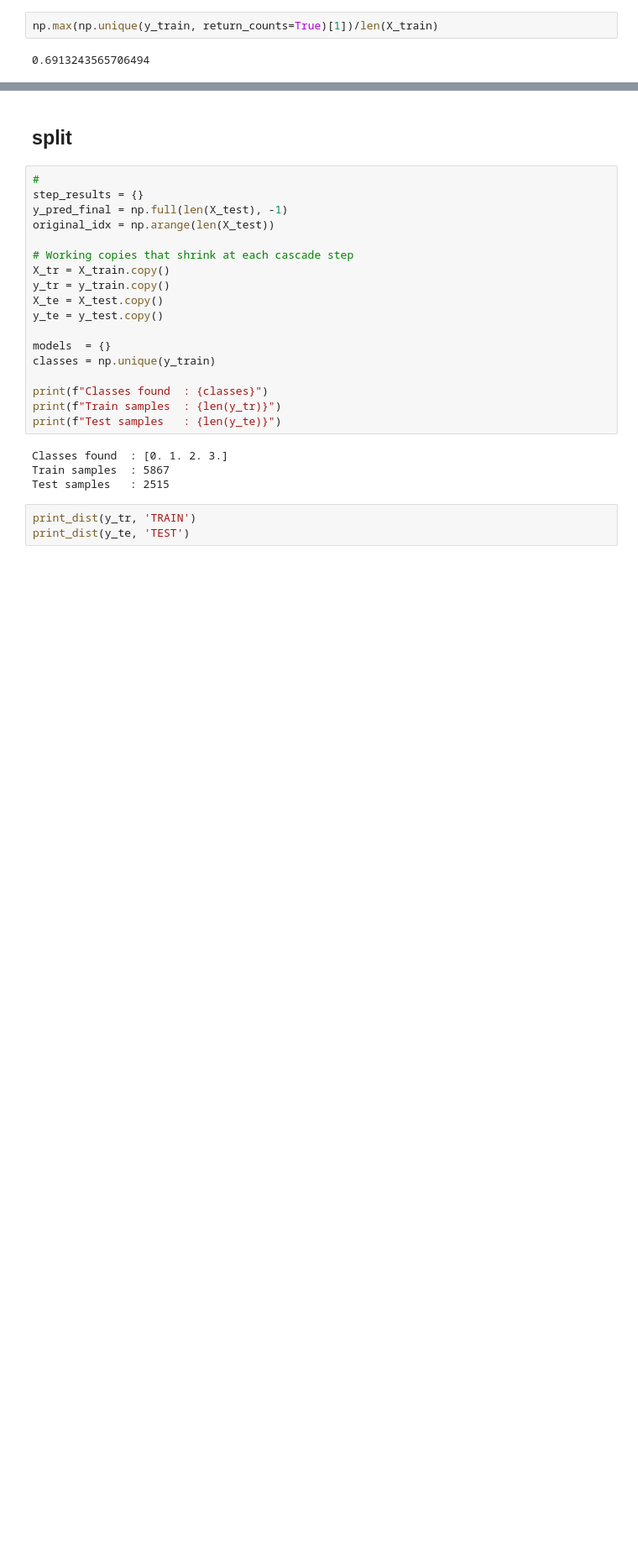
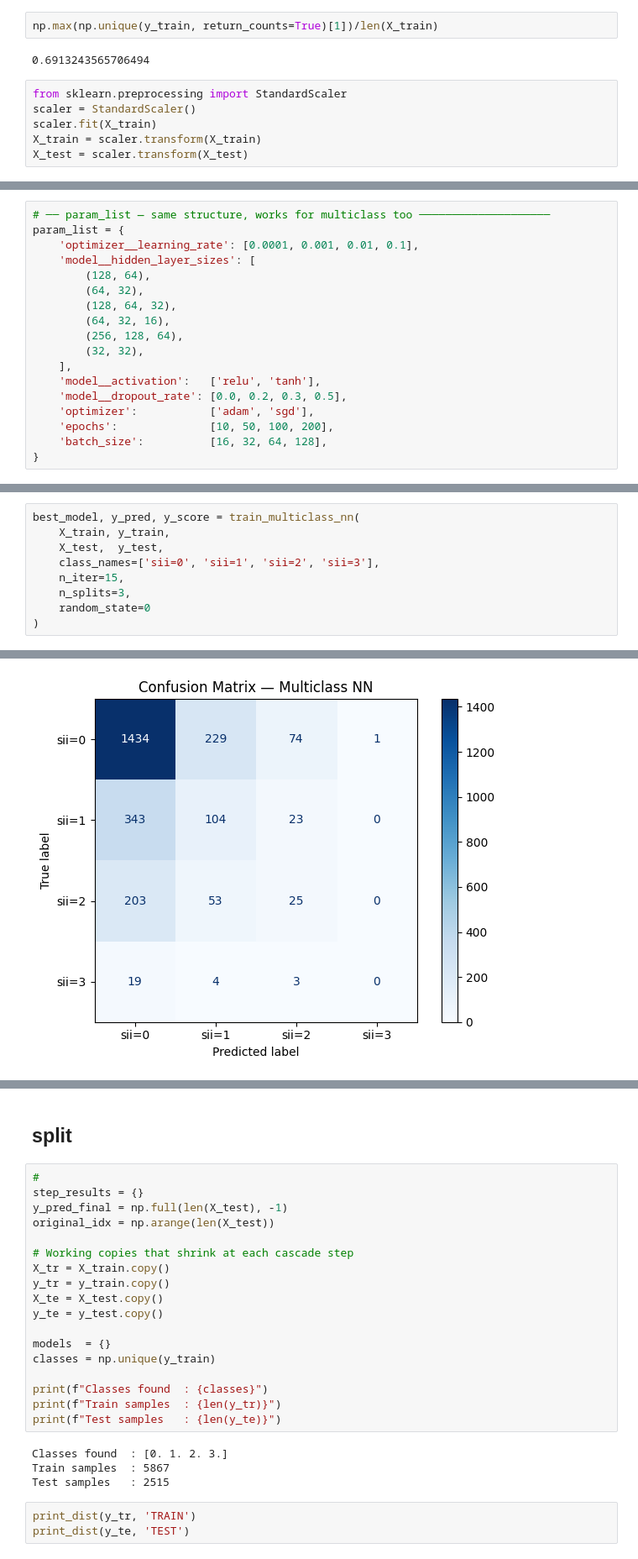
Before and after one commit to alicecalderini/DATAMINING_2-Project, a Jupyter notebook: 7. ADVANCED CLASSIFICATION/6. NN.ipynb, the cells around one changed output, grey strips where cells are left out. Shown at 84% size. Drawn from its saved outputs; the diff is of its cells as text; blank space fills up the shorter version.

```diff
--- a/7. ADVANCED CLASSIFICATION/6. NN.ipynb
+++ b/7. ADVANCED CLASSIFICATION/6. NN.ipynb
@@ -167,6 +215,12 @@ np.unique(y_train, return_counts=True), np.unique(y_test, return_counts=True)
 np.max(np.unique(y_train, return_counts=True)[1])/len(X_train)
 # %% [output]
 0.6913243565706494
+# %%
+from sklearn.preprocessing import StandardScaler
+scaler = StandardScaler()
+scaler.fit(X_train)
+X_train = scaler.transform(X_train)
+X_test = scaler.transform(X_test)
 # %%
 
 print(f"Train samples : {len(y_train)}")
@@ -178,0 +268,18 @@ Test samples  : 2515
+# %%
+# ── param_list — same structure, works for multiclass too ────────────────────
+param_list = {
+    'optimizer__learning_rate': [0.0001, 0.001, 0.01, 0.1],
+    'model__hidden_layer_sizes': [
+        (128, 64),
+        (64, 32),
+        (128, 64, 32),
+        (64, 32, 16),
+        (256, 128, 64),
+        (32, 32),
+    ],
+    'model__activation':   ['relu', 'tanh'],
+    'model__dropout_rate': [0.0, 0.2, 0.3, 0.5],
+    'optimizer':           ['adam', 'sgd'],
+    'epochs':              [10, 50, 100, 200],
+    'batch_size':          [16, 32, 64, 128],
+}
@@ -178,0 +426,10 @@ Test samples  : 2515
+# %%
+best_model, y_pred, y_score = train_multiclass_nn(
+    X_train, y_train,
+    X_test,  y_test,
+    class_names=['sii=0', 'sii=1', 'sii=2', 'sii=3'],
+    n_iter=15,
+    n_splits=3,
+    random_state=0
+)
+# %% [output]
@@ -178,0 +447 @@ Test samples  : 2515
+[figure, added]
```
Also changed, not shown: parts of 27 cells of this notebook, 5 other files.
